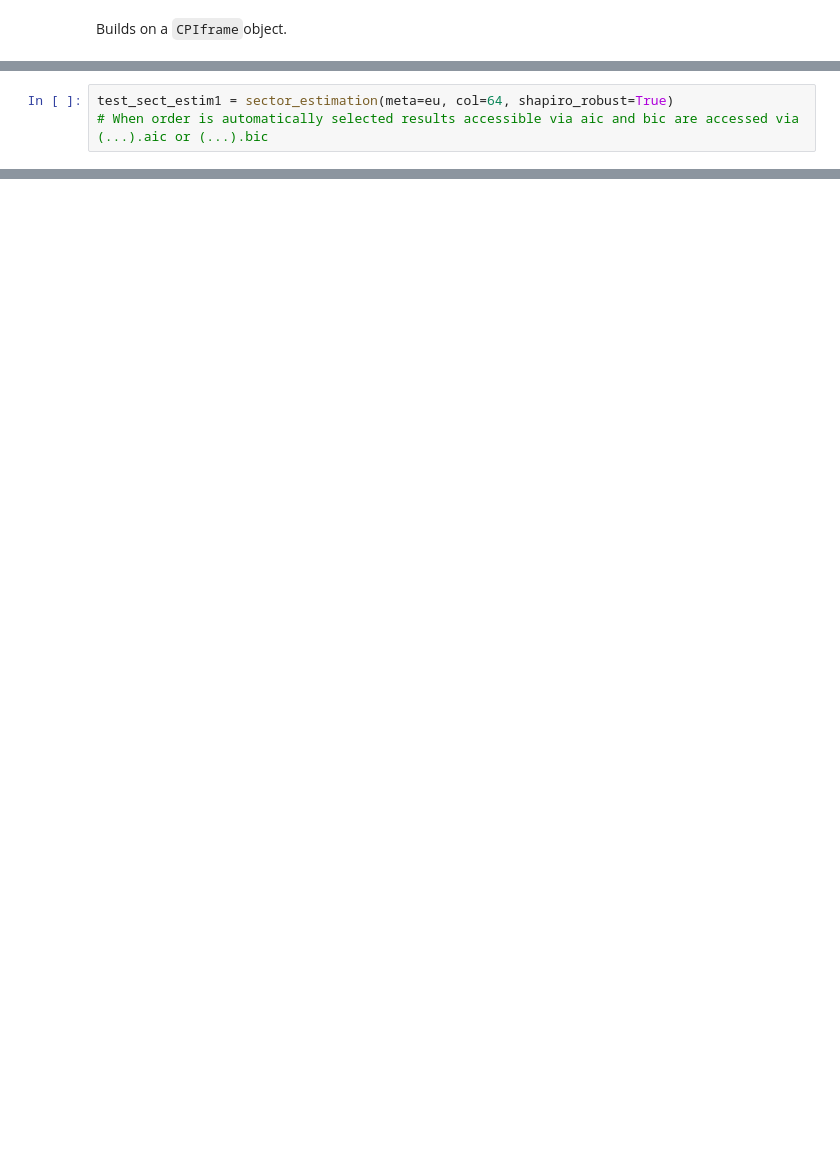
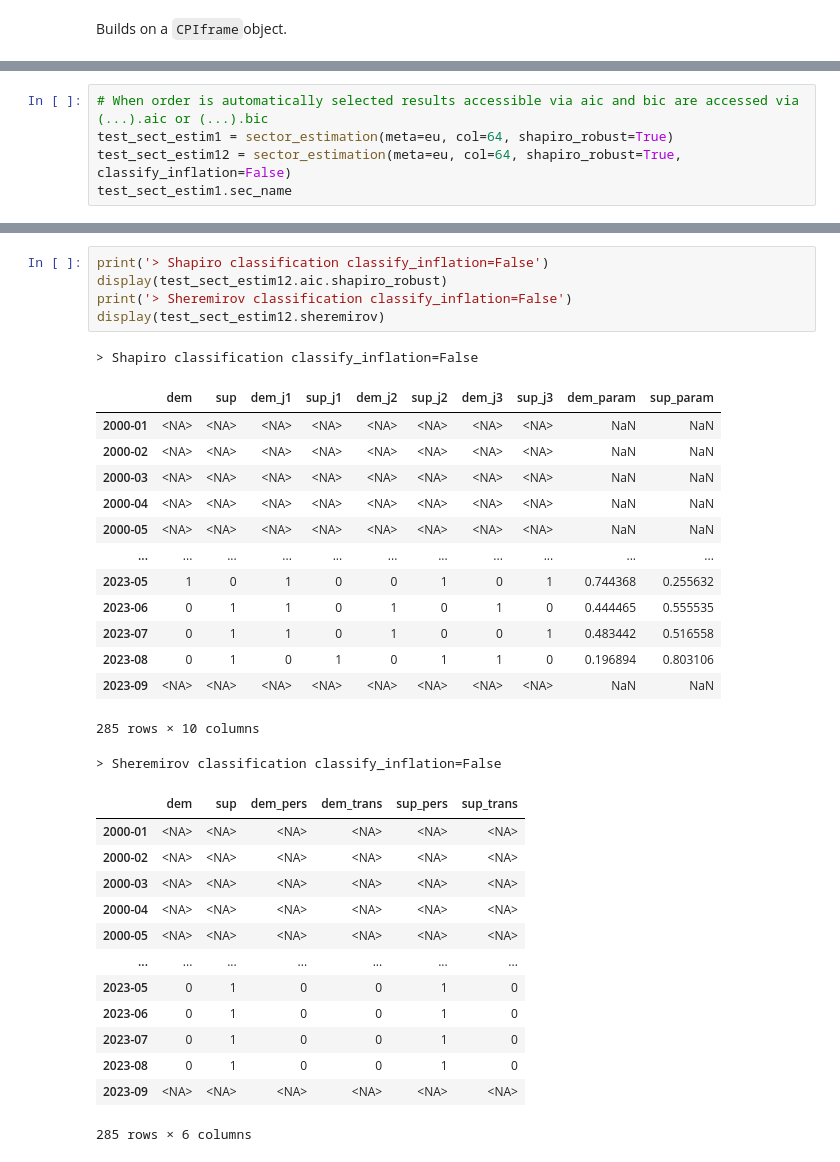
Before and after one commit to pierld/SVAR3A, a Jupyter notebook: main/code_examples.ipynb, the cells around one changed output, grey strips where cells are left out. Drawn from its saved outputs; the diff is of its cells as text; blank space fills up the shorter version.

```diff
--- a/main/code_examples.ipynb
+++ b/main/code_examples.ipynb
@@ -116,3 +121,5 @@ class sector_estimation:
 # %%
+# When order is automatically selected results accessible via aic and bic are accessed via (...).aic or (...).bic
 test_sect_estim1 = sector_estimation(meta=eu, col=64, shapiro_robust=True)
-# When order is automatically selected results accessible via aic and bic are accessed via (...).aic or (...).bic
+test_sect_estim12 = sector_estimation(meta=eu, col=64, shapiro_robust=True, classify_inflation=False)
+test_sect_estim1.sec_name
@@ -150,0 +164,34 @@ display(test_sect_estim1.sheremirov)
+# %%
+print('> Shapiro classification classify_inflation=False')
+display(test_sect_estim12.aic.shapiro_robust)
+print('> Sheremirov classification classify_inflation=False')
+display(test_sect_estim12.sheremirov)
+# %% [output]
+> Shapiro classification classify_inflation=False
+|  | dem | sup | dem_j1 | sup_j1 | dem_j2 | sup_j2 | dem_j3 | sup_j3 | dem_param | sup_param |
+| 2000-01 | <NA> | <NA> | <NA> | <NA> | <NA> | <NA> | <NA> | <NA> | NaN | NaN |
+| 2000-02 | <NA> | <NA> | <NA> | <NA> | <NA> | <NA> | <NA> | <NA> | NaN | NaN |
+| 2000-03 | <NA> | <NA> | <NA> | <NA> | <NA> | <NA> | <NA> | <NA> | NaN | NaN |
+| 2000-04 | <NA> | <NA> | <NA> | <NA> | <NA> | <NA> | <NA> | <NA> | NaN | NaN |
+| 2000-05 | <NA> | <NA> | <NA> | <NA> | <NA> | <NA> | <NA> | <NA> | NaN | NaN |
+| ... | ... | ... | ... | ... | ... | ... | ... | ... | ... | ... |
+| 2023-05 | 1 | 0 | 1 | 0 | 0 | 1 | 0 | 1 | 0.744368 | 0.255632 |
+| 2023-06 | 0 | 1 | 1 | 0 | 1 | 0 | 1 | 0 | 0.444465 | 0.555535 |
+| 2023-07 | 0 | 1 | 1 | 0 | 1 | 0 | 0 | 1 | 0.483442 | 0.516558 |
+| 2023-08 | 0 | 1 | 0 | 1 | 0 | 1 | 1 | 0 | 0.196894 | 0.803106 |
+| 2023-09 | <NA> | <NA> | <NA> | <NA> | <NA> | <NA> | <NA> | <NA> | NaN | NaN |
+285 rows × 10 columns
+> Sheremirov classification classify_inflation=False
+|  | dem | sup | dem_pers | dem_trans | sup_pers | sup_trans |
+| 2000-01 | <NA> | <NA> | <NA> | <NA> | <NA> | <NA> |
+| 2000-02 | <NA> | <NA> | <NA> | <NA> | <NA> | <NA> |
+| 2000-03 | <NA> | <NA> | <NA> | <NA> | <NA> | <NA> |
+| 2000-04 | <NA> | <NA> | <NA> | <NA> | <NA> | <NA> |
+| 2000-05 | <NA> | <NA> | <NA> | <NA> | <NA> | <NA> |
+| ... | ... | ... | ... | ... | ... | ... |
+| 2023-05 | 0 | 1 | 0 | 0 | 1 | 0 |
+| 2023-06 | 0 | 1 | 0 | 0 | 1 | 0 |
+| 2023-07 | 0 | 1 | 0 | 0 | 1 | 0 |
+| 2023-08 | 0 | 1 | 0 | 0 | 1 | 0 |
+| 2023-09 | <NA> | <NA> | <NA> | <NA> | <NA> | <NA> |
+285 rows × 6 columns
```
Also changed, not shown: parts of 16 cells of this notebook, 2 other files.
